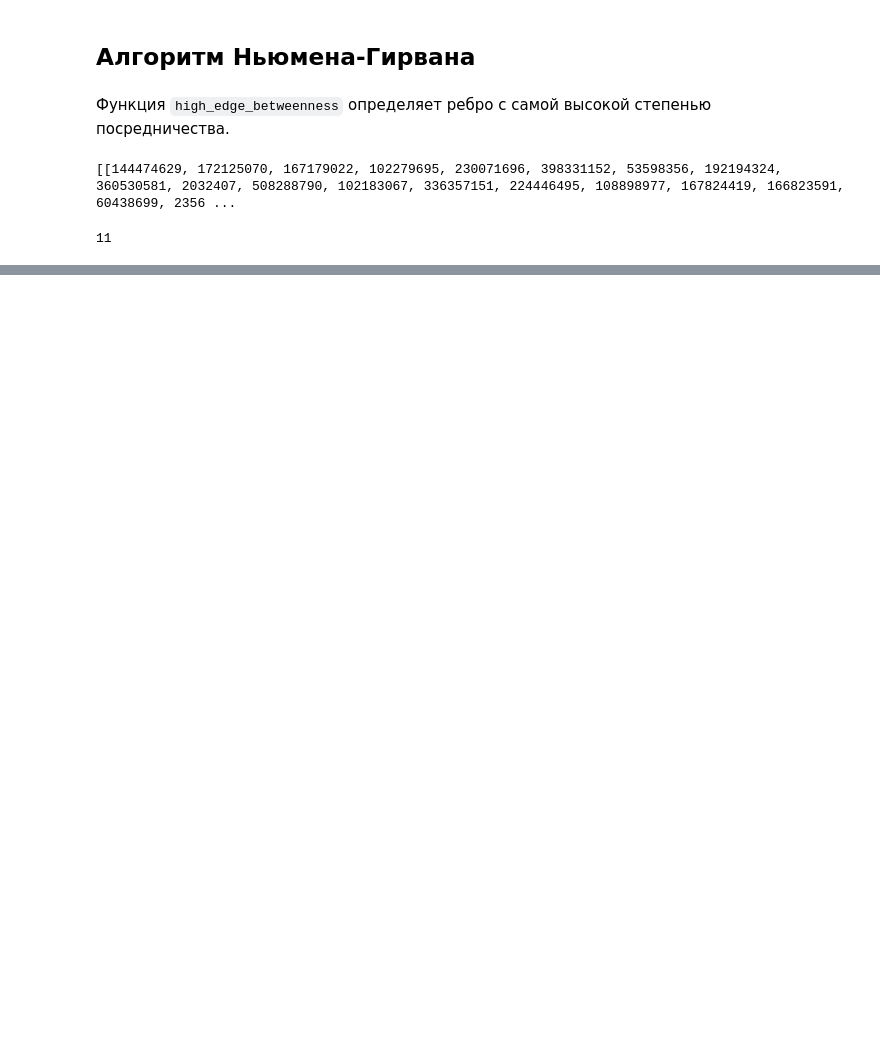
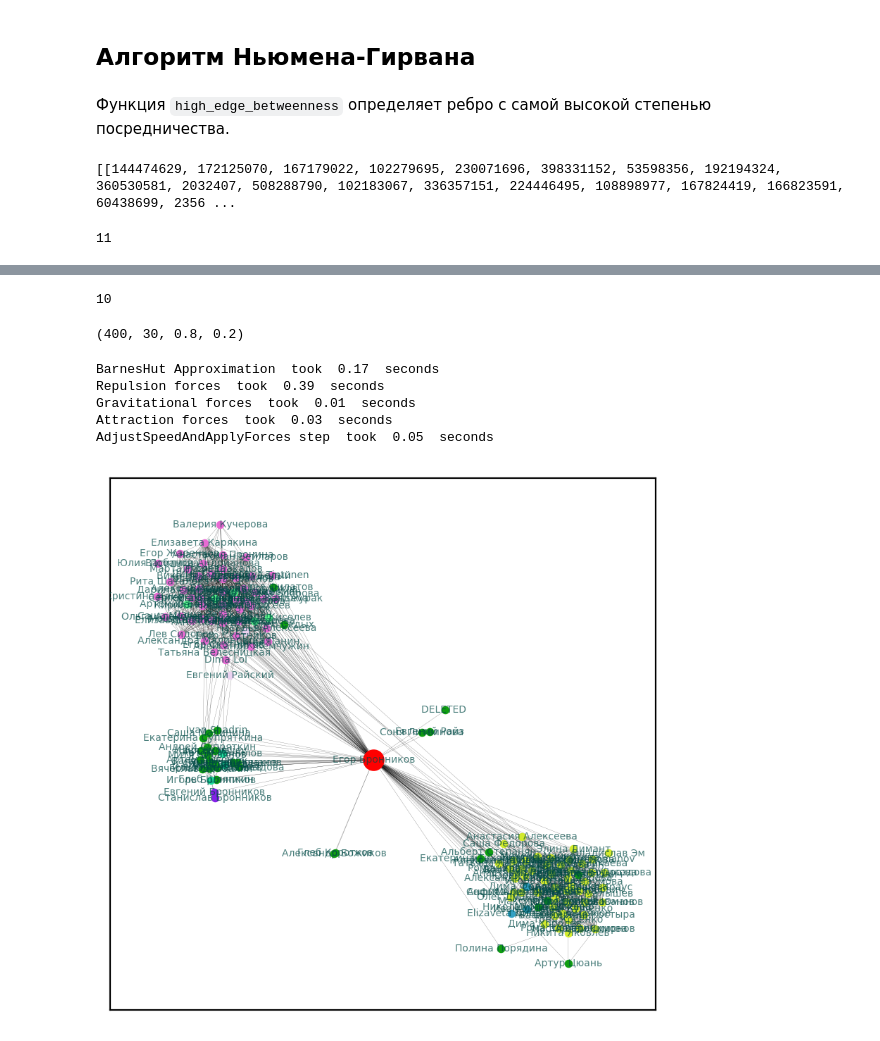
Before and after one commit to endygamedev/social-network-analysis, a Jupyter notebook: src/Analytics.ipynb, the cells around one changed output, grey strips where cells are left out. Cells and saved outputs as stored; diff of their text form; code cells hidden in the pictures; blank space fills up the shorter version.

```diff
--- a/src/Analytics.ipynb
+++ b/src/Analytics.ipynb
@@ -531,0 +535,7 @@ AdjustSpeedAndApplyForces step  took  0.06  seconds
+# %%
+with open("result.json", "r") as f:
+    params = json.load(f)
+
+params = list({eval(k): v for k, v in params.items()}.items())
+# %%
+fitness_value = {i: params[i][1]["best_individual"][1] for i in range(len(params))}
@@ -531,0 +562,20 @@ AdjustSpeedAndApplyForces step  took  0.06  seconds
+# %%
+max_fitness = max(fitness_value, key=fitness_value.get)
+print(max_fitness)
+# %% [output]
+10
+# %%
+args = params[max_fitness][0]
+comm = params[max_fitness][1]["communities"]
+print(args)
+# %% [output]
+(400, 30, 0.8, 0.2)
+# %%
+draw_communities(g, comm, forceatlas2)
+# %% [output]
+BarnesHut Approximation  took  0.17  seconds
+Repulsion forces  took  0.39  seconds
+Gravitational forces  took  0.01  seconds
+Attraction forces  took  0.03  seconds
+AdjustSpeedAndApplyForces step  took  0.05  seconds
+[figure, added]
```
Also changed, not shown: parts of 12 cells of this notebook, 3 other files.
